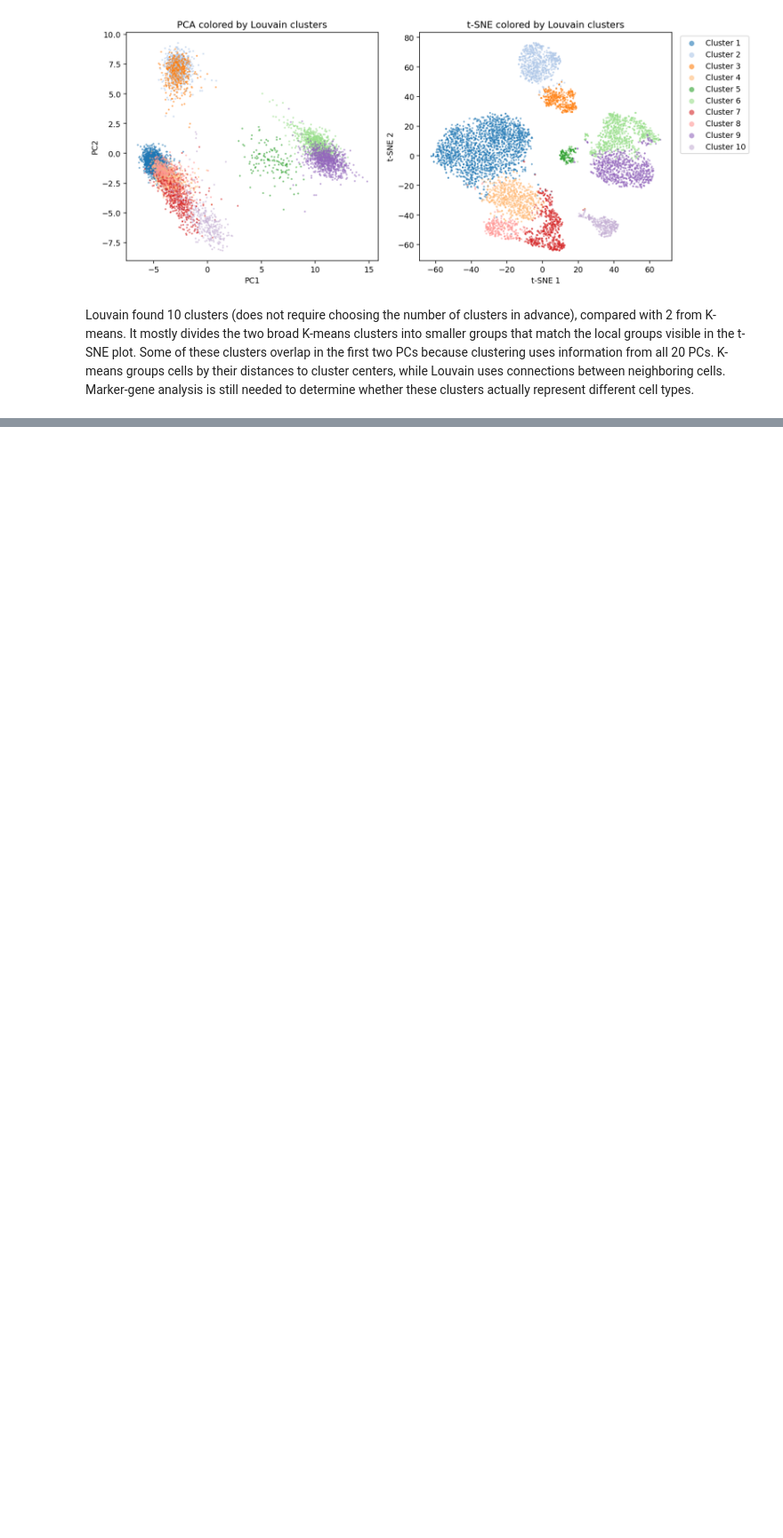
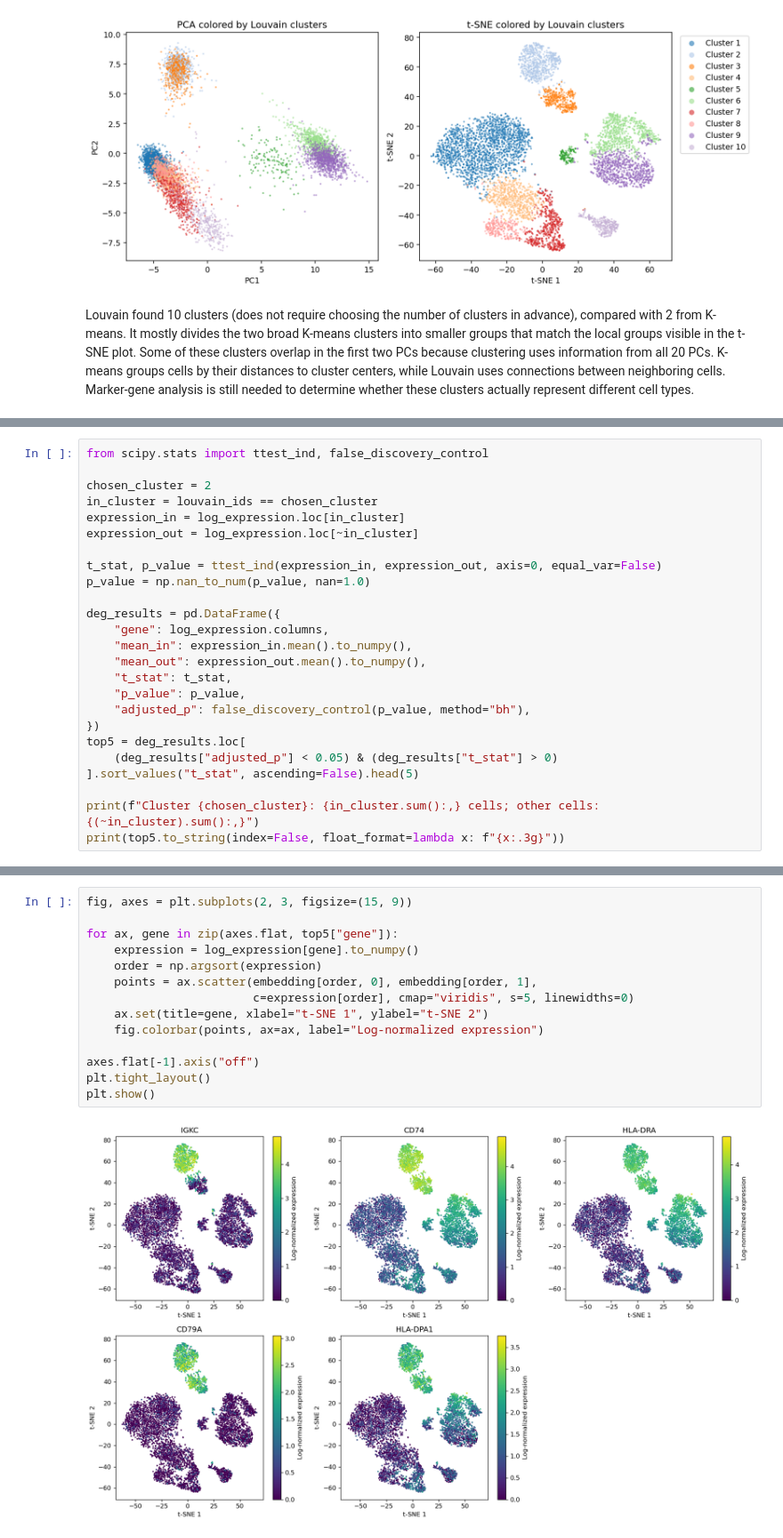
Before and after one commit to CharlotteZZh/BMCS-4480_HW2, a Jupyter notebook: BMCS-4480_HW2.ipynb, the cells around one changed output, grey strips where cells are left out. Shown at 89% size. Drawn from its saved outputs; the diff is of its cells as text; blank space fills up the shorter version.

```diff
--- a/BMCS-4480_HW2.ipynb
+++ b/BMCS-4480_HW2.ipynb
@@ -207,0 +212,25 @@ Louvain found 10 clusters (does not require choosing the number of clusters in a
+# %%
+from scipy.stats import ttest_ind, false_discovery_control
+
+chosen_cluster = 2
+in_cluster = louvain_ids == chosen_cluster
+expression_in = log_expression.loc[in_cluster]
+expression_out = log_expression.loc[~in_cluster]
+
+t_stat, p_value = ttest_ind(expression_in, expression_out, axis=0, equal_var=False)
+p_value = np.nan_to_num(p_value, nan=1.0)
+
+deg_results = pd.DataFrame({
+    "gene": log_expression.columns,
+    "mean_in": expression_in.mean().to_numpy(),
+    "mean_out": expression_out.mean().to_numpy(),
+    "t_stat": t_stat,
+    "p_value": p_value,
+    "adjusted_p": false_discovery_control(p_value, method="bh"),
+})
+top5 = deg_results.loc[
+    (deg_results["adjusted_p"] < 0.05) & (deg_results["t_stat"] > 0)
+].sort_values("t_stat", ascending=False).head(5)
+
+print(f"Cluster {chosen_cluster}: {in_cluster.sum():,} cells; other cells: {(~in_cluster).sum():,}")
+print(top5.to_string(index=False, float_format=lambda x: f"{x:.3g}"))
@@ -207,0 +245,16 @@ Louvain found 10 clusters (does not require choosing the number of clusters in a
+# %%
+fig, axes = plt.subplots(2, 3, figsize=(15, 9))
+
+for ax, gene in zip(axes.flat, top5["gene"]):
+    expression = log_expression[gene].to_numpy()
+    order = np.argsort(expression)
+    points = ax.scatter(embedding[order, 0], embedding[order, 1],
+                        c=expression[order], cmap="viridis", s=5, linewidths=0)
+    ax.set(title=gene, xlabel="t-SNE 1", ylabel="t-SNE 2")
+    fig.colorbar(points, ax=ax, label="Log-normalized expression")
+
+axes.flat[-1].axis("off")
+plt.tight_layout()
+plt.show()
+# %% [output]
+[figure, added]
```
Also changed, not shown: parts of 3 cells of this notebook.
